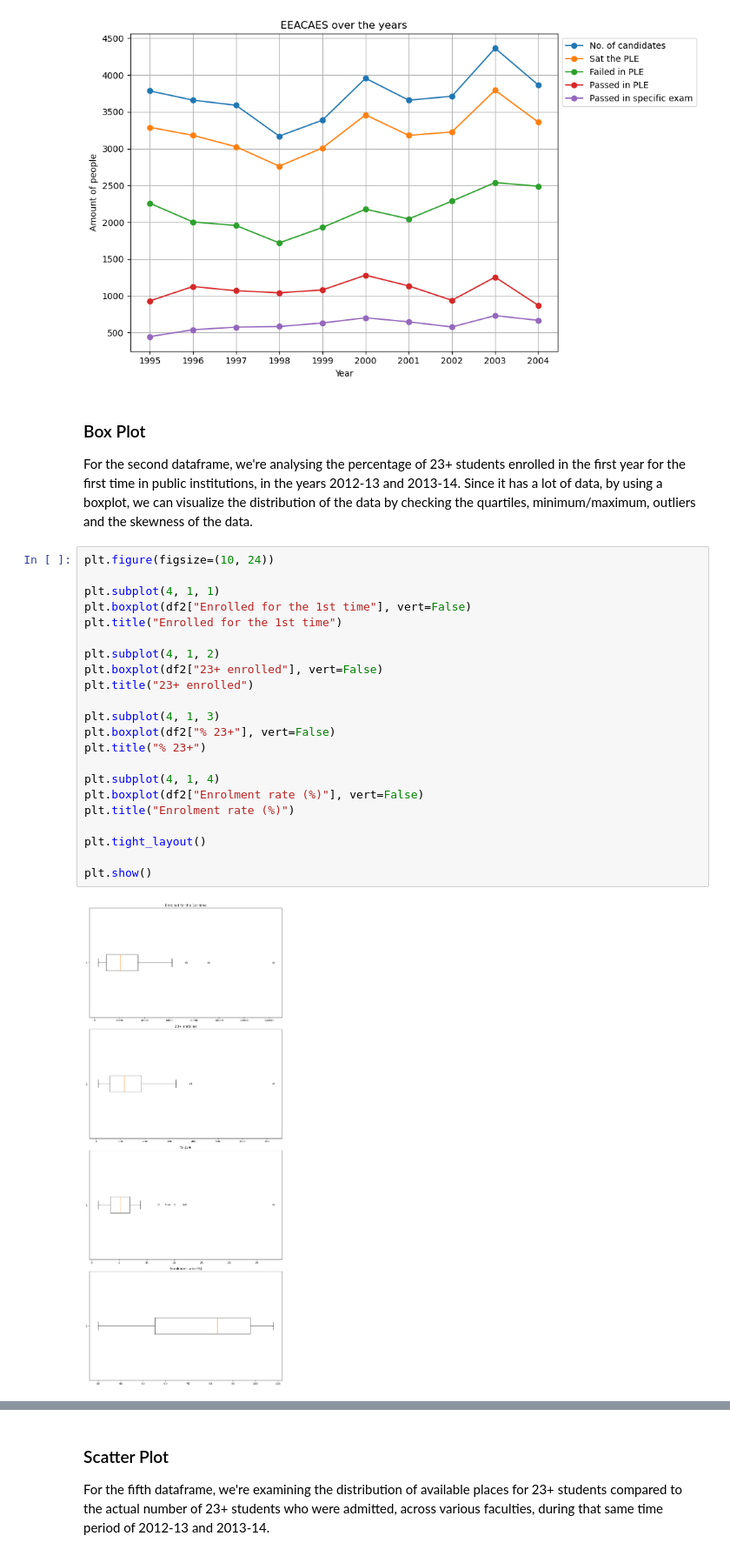
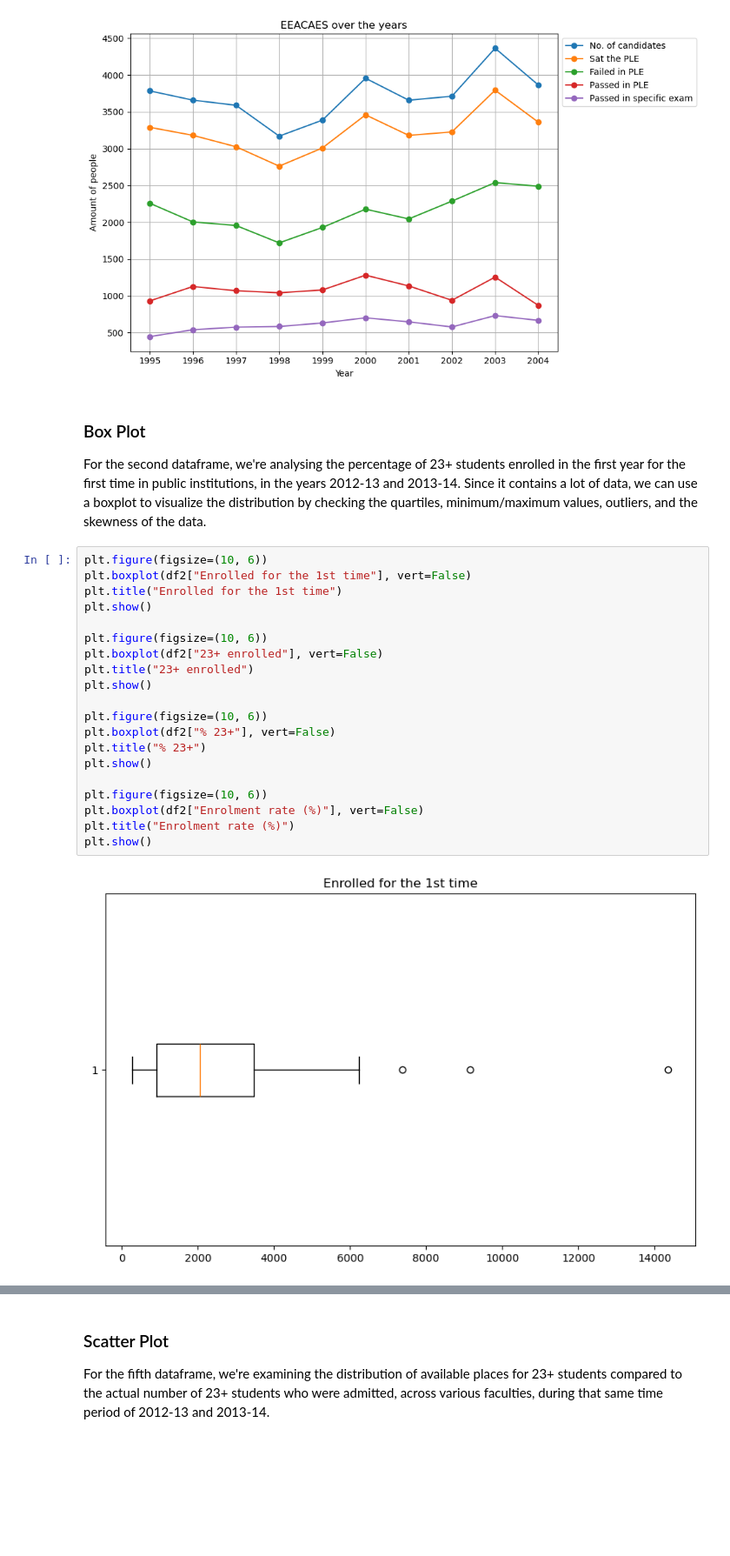
Before and after one commit to pms-mendes/FCD, a Jupyter notebook: ap.ipynb, the cells around one changed output, grey strips where cells are left out. Shown at 87% size. Cells and saved outputs as stored; diff of their text form; blank space fills up the shorter version.

```diff
--- a/ap.ipynb
+++ b/ap.ipynb
@@ -656,28 +653,26 @@ plt.show()
 # %% [markdown]
 ### Box Plot
 
-For the second dataframe, we're analysing the percentage of 23+ students enrolled in the first year for the first time in public institutions, in the years 2012-13 and 2013-14. Since it has a lot of data, by using a boxplot, we can visualize the distribution of the data by checking the quartiles, minimum/maximum, outliers and the skewness of the data.
+For the second dataframe, we're analysing the percentage of 23+ students enrolled in the first year for the first time in public institutions, in the years 2012-13 and 2013-14. Since it contains a lot of data, we can use a boxplot to visualize the distribution by checking the quartiles, minimum/maximum values, outliers, and the skewness of the data.
 # %%
-plt.figure(figsize=(10, 24))
-
-plt.subplot(4, 1, 1)
+plt.figure(figsize=(10, 6))
 plt.boxplot(df2["Enrolled for the 1st time"], vert=False)
 plt.title("Enrolled for the 1st time")
+plt.show()
 
-plt.subplot(4, 1, 2)
+plt.figure(figsize=(10, 6))
 plt.boxplot(df2["23+ enrolled"], vert=False)
 plt.title("23+ enrolled")
+plt.show()
 
-plt.subplot(4, 1, 3)
+plt.figure(figsize=(10, 6))
 plt.boxplot(df2["% 23+"], vert=False)
 plt.title("% 23+")
+plt.show()
 
-plt.subplot(4, 1, 4)
+plt.figure(figsize=(10, 6))
 plt.boxplot(df2["Enrolment rate (%)"], vert=False)
 plt.title("Enrolment rate (%)")
-
-plt.tight_layout()
-
 plt.show()
 # %% [output]
-[figure, old version]
+[figure, new version]
```
Also changed, not shown: parts of 18 cells of this notebook.
